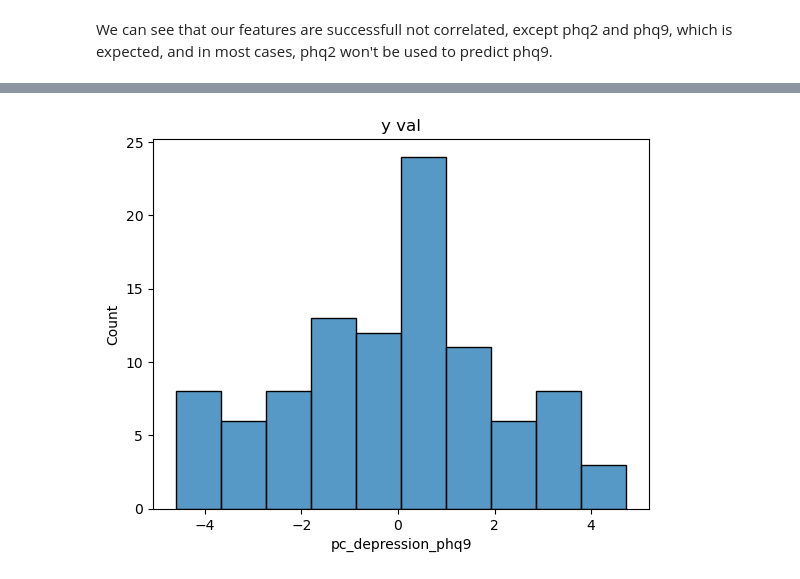
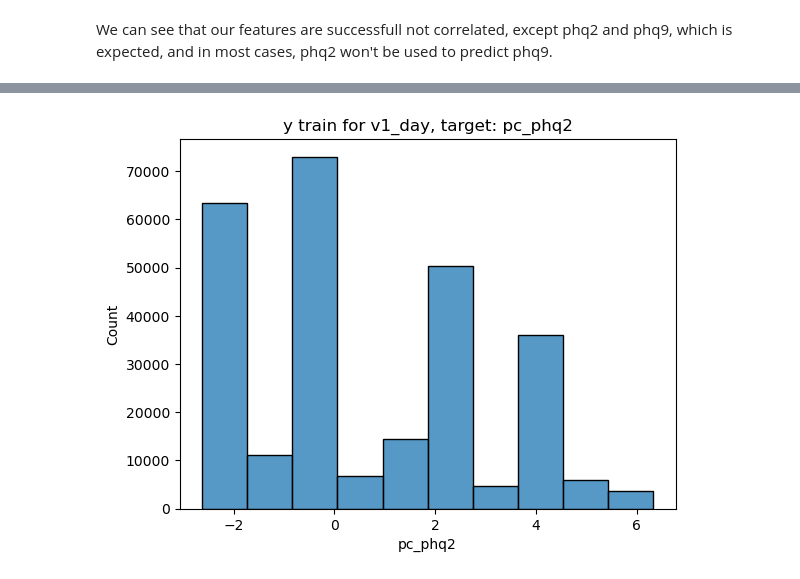
Before and after one commit to kaleyjoss/smartphone_sensor_predictive_modeling, a Jupyter notebook: notebooks/02_feature_pca.ipynb, the cells around one changed output, grey strips where cells are left out. Drawn from its saved outputs; the diff is of its cells as text; code cells hidden in the pictures.

```diff
--- a/notebooks/02_feature_pca.ipynb
+++ b/notebooks/02_feature_pca.ipynb
@@ -44,7 +47,7 @@ target_vars = ['phq9_sum_cat','phq2_sum_cat']
 
 # Create dicts of all subjects' correlation matrices
 for name in df_names:
-    df = pd.read_csv(os.path.join(brighten_dir, f'{name}_dropped.csv'))
+    df = pd.read_csv(os.path.join(brighten_dir, f'{name}_clean.csv'))
     df = df.loc[:, ~df.columns.str.contains('^Unnamed')]
     df = df.loc[:, ~df.columns.str.contains('_int')]
     print(f'\n\nDATAFRAME: {name}')
@@ -152,6 +154,6 @@ dfs_pca_dict = {}
 for name in df_names:
     df_scaled = pd.read_csv(os.path.join(brighten_dir, f'{name}_res.csv'))
     print(f'\nFor {name}')
-    dfs_pca[name], dfs_pca_dict[name] = fs.pca_on_clusters(df_scaled, clust_dict[name], n_clusters=13) #n_clusters = number shown, so choose max
+    dfs_pca[name], dfs_pca_dict[name] = fs.pca_on_clusters(df_scaled, clust_dict[name], n_clusters=6) #n_clusters = number shown, so choose max
 # %% [output]
 For v1_day
@@ -305,12 +303,10 @@ We can see that our features are successfull not correlated, except phq2 and phq
 # %%
 ### Create lag variable
 for name in df_names:
-    if not 'v2_week' in name:
-        df = pd.read_csv(os.path.join(brighten_dir, f'{name}_pca.csv'))
-        print(f'\n\nFor {name}:')
-        lag = phq9_cols + phq2_cols
-        to_lag = [col for col in lag if col in df.columns]
-        df_lag = pre.create_lag_variables(df, to_lag)
-        display(df.head())
-        df_lag.to_csv(os.path.join(brighten_dir, f'{name}_pca_lag.csv'), index=False)
-        print(f"Saved {name}_pca_lag.csv to brighten_dir")
+    df = pd.read_csv(os.path.join(brighten_dir, f'{name}_pca.csv'))
+    print(f'\n\nFor {name}:')
+    lag = phq9_cols + phq2_cols
+    to_lag = [col for col in lag if col in df.columns]
+    df_lag = pre.create_lag_variables(df, to_lag)
+    df_lag.to_csv(os.path.join(brighten_dir, f'{name}_pca_lag.csv'), index=False)
+    print(f"Saved {name}_pca_lag.csv to brighten_dir")
@@ -425,44 +313,56 @@ phq2_sum not in v2_day
 # %%
 from sklearn.model_selection import train_test_split
+from sklearn.model_selection import GroupShuffleSplit
 
 for name in df_names:
-    if 'v1_week' in name:
-        print(f"\n\nFOR {name}")
-        data_df = pd.read_csv(os.path.join(brighten_dir, f'{name}_pca_lag.csv'))
-        print(data_df.shape)
-        if not data_df.empty:
-            if 'pc_depression_phq9' in data_df.columns:
-                X = data_df.drop(columns=[col for col in data_df.columns if 'pc_' not in col] + ['pc_depression_phq2','pc_depression_phq9']).copy()
-                y = data_df['pc_depression_phq9'].copy()
+    data_df = pd.read_csv(os.path.join(brighten_dir, f'{name}_pca.csv'))
+    data_df = data_df.dropna()
+    if not data_df.empty:
+        if 'pc_phq9' in data_df.columns:
+            target_var = 'pc_phq9'
+        else:
+            target_var = 'pc_phq2'
+        print(f"\n\nFOR {name}, target_var: {target_var}")
 
-                # Create train/test split
-                X_train, X_val, y_train, y_val = train_test_split(X, y, test_size=0.15, random_state=42)
-                X_val.to_csv(os.path.join(brighten_dir, f'{name}_pca_X_val.csv'))
-                y_val.to_csv(os.path.join(brighten_dir, f'{name}_y_val.csv'))
+        X = data_df.drop(columns=[col for col in data_df.columns if 'phq9' in col or 'phq2' in col]).copy()
+        y = data_df[target_var].copy()
 
-                X_train, X_test, y_train, y_test = train_test_split(X_train, y_train, test_size=0.2, random_state=42)
-                X_train.to_csv(os.path.join(brighten_dir, f'{name}_pca_X_train.csv'))
-                y_train.to_csv(os.path.join(brighten_dir, f'{name}_pca_y_train.csv'))
-                X_test.to_csv(os.path.join(brighten_dir, f'{name}_pca_X_test.csv'))
-                y_test.to_csv(os.path.join(brighten_dir, f'{name}_pca_y_test.csv'))
+        gss = GroupShuffleSplit(n_splits=1, test_size=0.15, random_state=42)
+        groups = data_df['num_id'] # groups variable is based on num_id, so that no subjects are in train and test etc,
+        trainval_idx, test_idx = next(gss.split(X, y, groups=groups))
+
+        # Get train/test sets
+        X_trainval, X_test = X.iloc[trainval_idx], X.iloc[test_idx]
+        y_trainval, y_test = y.iloc[trainval_idx], y.iloc[test_idx]
+
+        gss = GroupShuffleSplit(n_splits=1, test_size=0.2, random_state=42)
+        groups_trainval = groups.iloc[trainval_idx]  # redefining groups to only include subs in traintest df
+        train_idx, val_idx = next(gss.split(X_trainval, y_trainval, groups=groups_trainval))
+
+        # Get train/test sets
+        X_train, X_val = X.iloc[train_idx], X.iloc[val_idx]
+        y_train, y_val = y.iloc[train_idx], y.iloc[val_idx]
+
+        X_test.to_csv(os.path.join(brighten_dir, f'{name}_pca_X_test.csv'))
+        y_test.to_csv(os.path.join(brighten_dir, f'{name}_pca_y_test.csv'))
+        X_train.to_csv(os.path.join(brighten_dir, f'{name}_pca_X_train.csv'))
+        y_train.to_csv(os.path.join(brighten_dir, f'{name}_pca_y_train.csv'))
+        X_val.to_csv(os.path.join(brighten_dir, f'{name}_pca_X_val.csv'))
+        y_val.to_csv(os.path.join(brighten_dir, f'{name}_pca_y_val.csv'))
 
 
-                # Create hisogram for target value
-                sns.histplot(y_val, bins=10)
-                plt.title('y val')
-                plt.show()
+        # # Create hisogram for target value
+        # sns.histplot(y_val, bins=10)
+        # plt.title(f'y val for {name}, target: {target_var}')
+        # plt.show()
 
-                # Create hisogram for target value
-                sns.histplot(y_train, bins=10)
-                plt.title('y train')
-                plt.show()
+        # Create hisogram for target value
+        sns.histplot(y_train, bins=10)
+        plt.title(f'y train for {name}, target: {target_var}')
+        plt.show()
 
-                # Create hisogram for target value
-                sns.histplot(y_test, bins=10)
-                plt.title('y test')
-                plt.show()
-
-
-            else:
-                print(f'phq2_sum not in {name}')
+        # Create hisogram for target value
+        sns.histplot(y_test, bins=10)
+        plt.title(f'y test for {name}, target: {target_var}')
+        plt.show()
 # %% [output]
@@ -471 +370 @@ FOR v1_week
-[figure, old version]
+[figure, new version]
```
Also changed, not shown: parts of 13 cells of this notebook, 6 other files.
